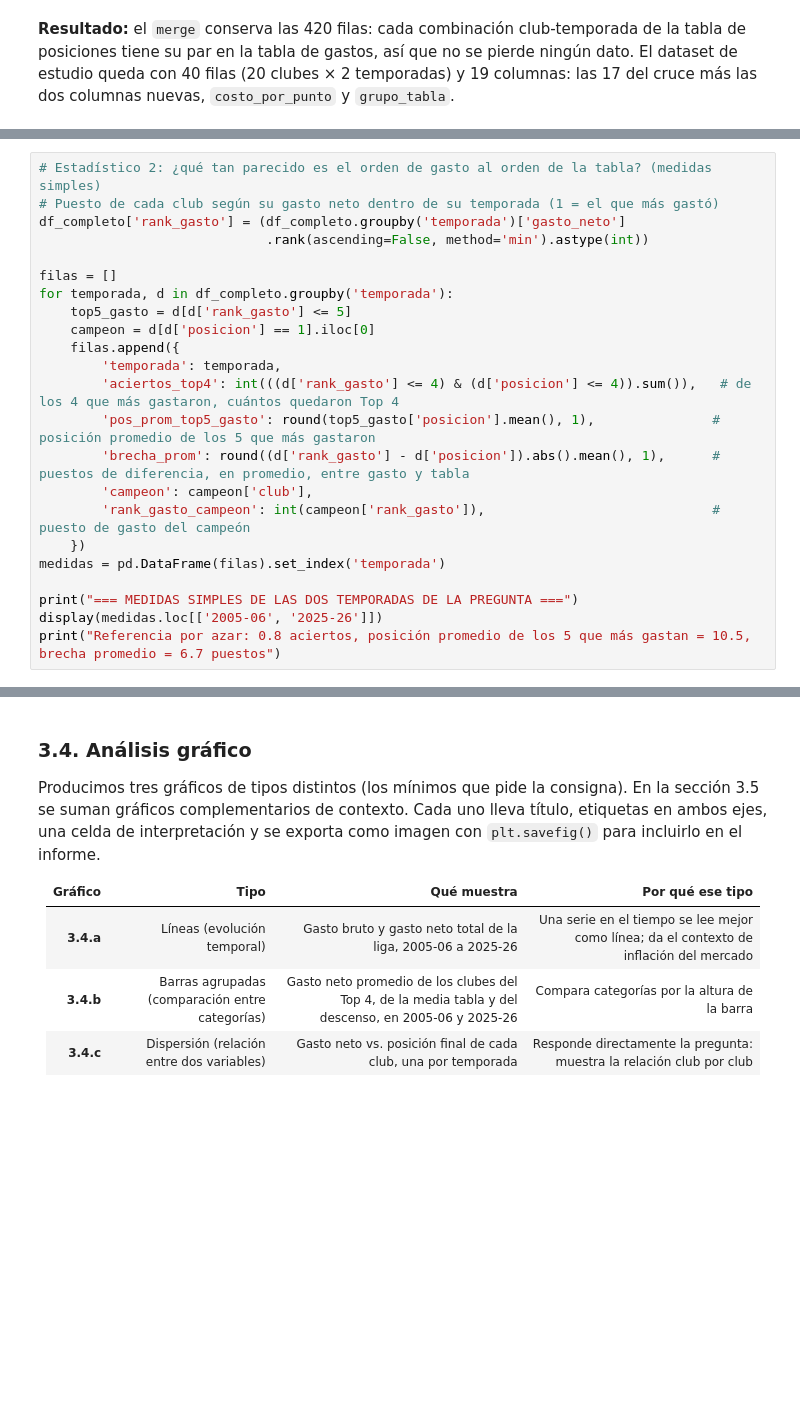
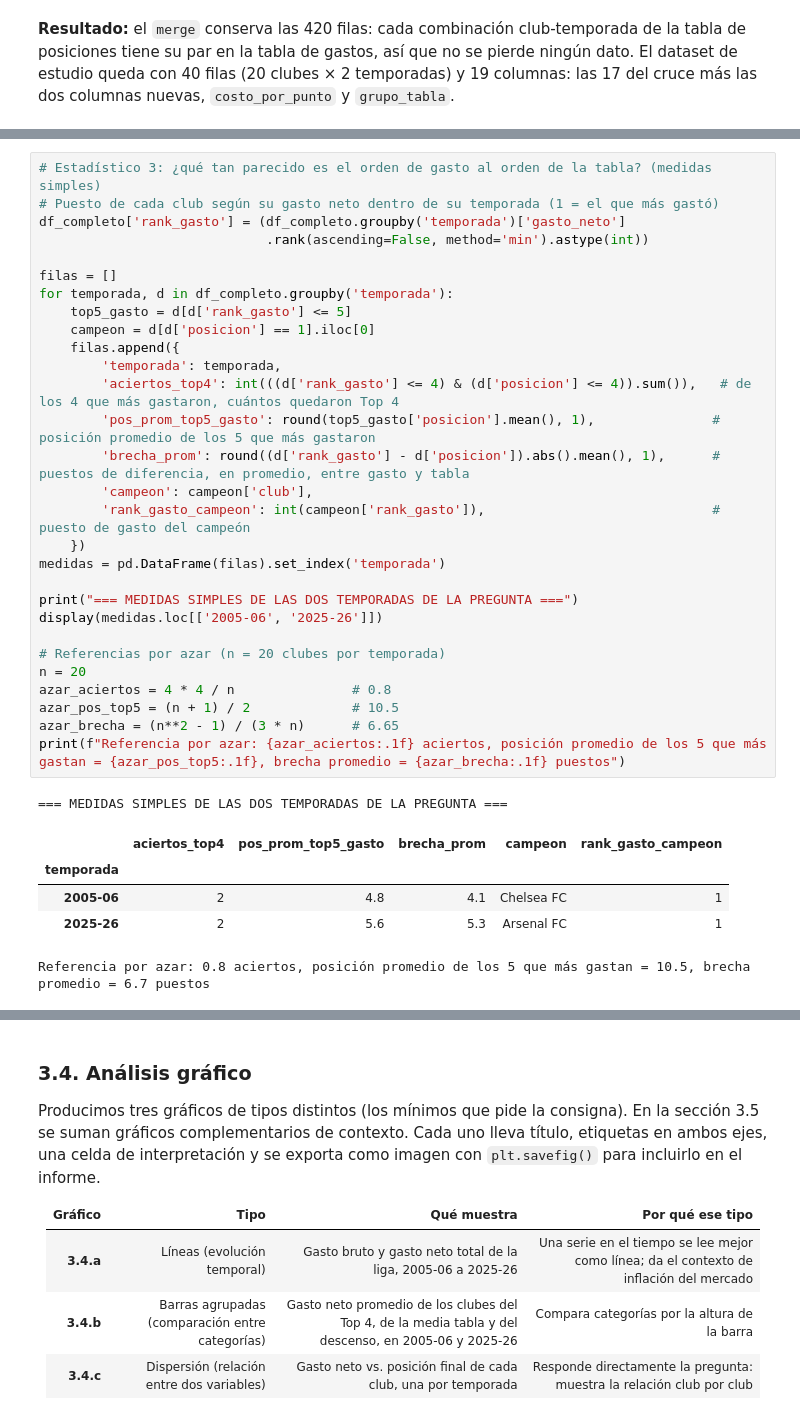
Before and after one commit to valeencamargo14/TP-Labo-, a Jupyter notebook: TP_Labo.ipynb, the cells around one changed output, grey strips where cells are left out. Cells and saved outputs as stored; diff of their text form; blank space fills up the shorter version.

```diff
--- a/TP_Labo.ipynb
+++ b/TP_Labo.ipynb
@@ -362,25 +531,38 @@ display(resumen_costo)
 # %%
-# Estadístico 2: ¿qué tan parecido es el orden de gasto al orden de la tabla? (medidas simples)
+# Estadístico 3: ¿qué tan parecido es el orden de gasto al orden de la tabla? (medidas simples)
 # Puesto de cada club según su gasto neto dentro de su temporada (1 = el que más gastó)
 df_completo['rank_gasto'] = (df_completo.groupby('temporada')['gasto_neto']
                              .rank(ascending=False, method='min').astype(int))
 
 filas = []
 for temporada, d in df_completo.groupby('temporada'):
     top5_gasto = d[d['rank_gasto'] <= 5]
     campeon = d[d['posicion'] == 1].iloc[0]
     filas.append({
         'temporada': temporada,
         'aciertos_top4': int(((d['rank_gasto'] <= 4) & (d['posicion'] <= 4)).sum()),   # de los 4 que más gastaron, cuántos quedaron Top 4
         'pos_prom_top5_gasto': round(top5_gasto['posicion'].mean(), 1),               # posición promedio de los 5 que más gastaron
         'brecha_prom': round((d['rank_gasto'] - d['posicion']).abs().mean(), 1),      # puestos de diferencia, en promedio, entre gasto y tabla
         'campeon': campeon['club'],
         'rank_gasto_campeon': int(campeon['rank_gasto']),                             # puesto de gasto del campeón
     })
 medidas = pd.DataFrame(filas).set_index('temporada')
 
 print("=== MEDIDAS SIMPLES DE LAS DOS TEMPORADAS DE LA PREGUNTA ===")
 display(medidas.loc[['2005-06', '2025-26']])
-print("Referencia por azar: 0.8 aciertos, posición promedio de los 5 que más gastan = 10.5, brecha promedio = 6.7 puestos")
+
+# Referencias por azar (n = 20 clubes por temporada)
+n = 20
+azar_aciertos = 4 * 4 / n               # 0.8
+azar_pos_top5 = (n + 1) / 2             # 10.5
+azar_brecha = (n**2 - 1) / (3 * n)      # 6.65
+print(f"Referencia por azar: {azar_aciertos:.1f} aciertos, posición promedio de los 5 que más gastan = {azar_pos_top5:.1f}, brecha promedio = {azar_brecha:.1f} puestos")
+# %% [output]
+=== MEDIDAS SIMPLES DE LAS DOS TEMPORADAS DE LA PREGUNTA ===
+|  | aciertos_top4 | pos_prom_top5_gasto | brecha_prom | campeon | rank_gasto_campeon |
+| temporada |  |  |  |  |  |
+| 2005-06 | 2 | 4.8 | 4.1 | Chelsea FC | 1 |
+| 2025-26 | 2 | 5.6 | 5.3 | Arsenal FC | 1 |
+Referencia por azar: 0.8 aciertos, posición promedio de los 5 que más gastan = 10.5, brecha promedio = 6.7 puestos
 # %% [markdown]
 **Interpretación:**
```
Also changed, not shown: parts of 33 cells of this notebook.
